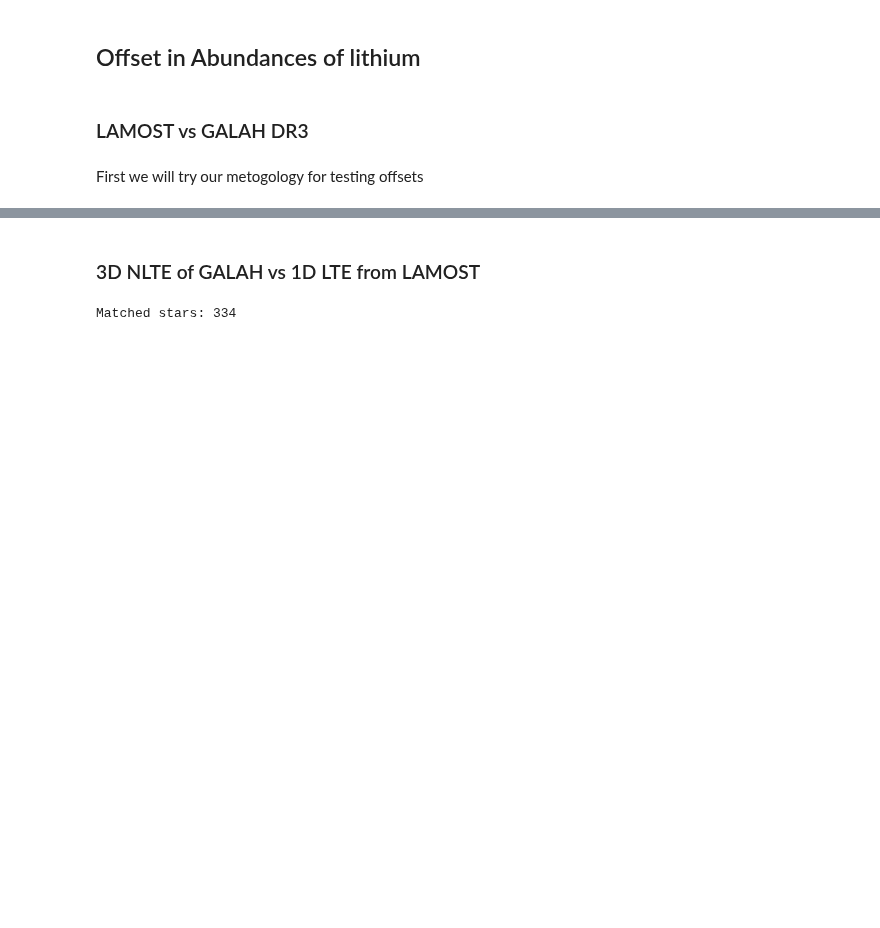
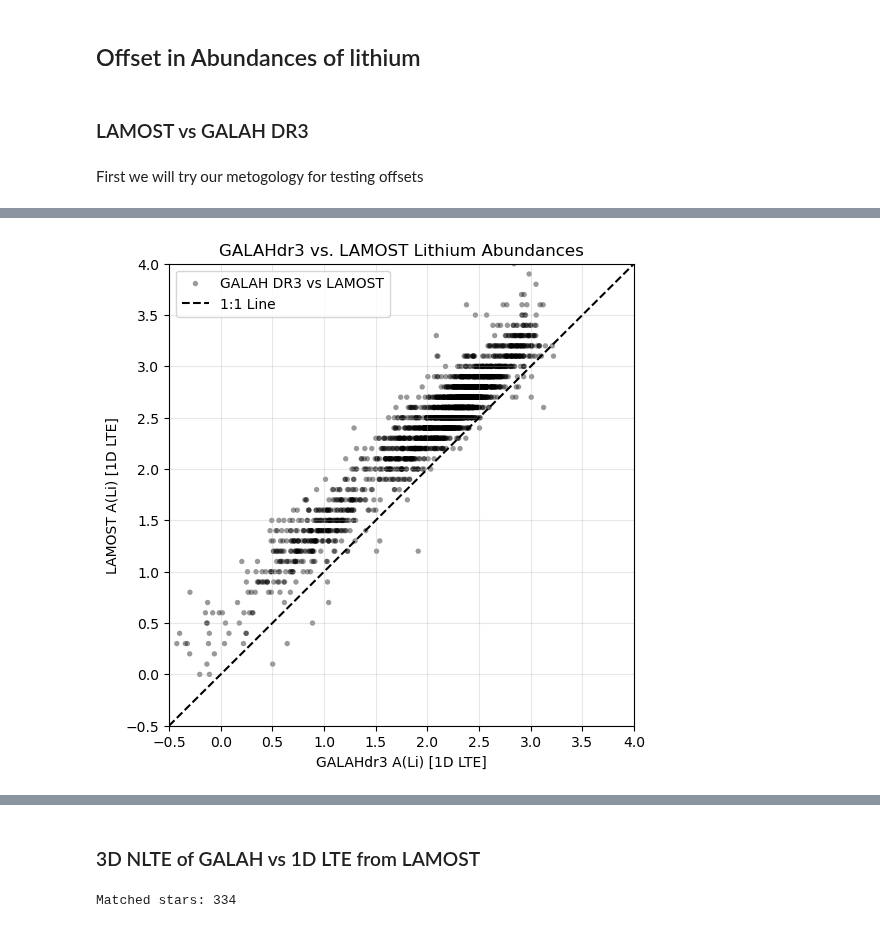
Before and after one commit to juanpabloidarraga/master_thesis, a Jupyter notebook: code/Sidequests/offset_galah_and_lamost.ipynb, the cells around one changed output, grey strips where cells are left out. Saved outputs shown, nothing was run; the diff lists cells and outputs as text; code cells hidden in the pictures; blank space fills up the shorter version.

```diff
--- a/code/Sidequests/offset_galah_and_lamost.ipynb
+++ b/code/Sidequests/offset_galah_and_lamost.ipynb
@@ -106,0 +131,30 @@ plt.show()
+# %%
+# Ding et al. (2024) Figure 4 style: black dots, no colorbar, no offset red line, same limits
+plt.figure(figsize=(6, 6))
+
+plt.scatter(
+    GALAHDR3_x_LAMOST['a_li_galah'],
+    GALAHDR3_x_LAMOST['a_li_lamost'],
+    color='black',
+    s=15,
+    alpha=0.4,
+    edgecolors='none',
+    label='GALAH DR3 vs LAMOST',
+)
+
+lims = [-0.5, 4.0]
+plt.plot(lims, lims, 'k--', label='1:1 Line')
+
+plt.xlim(lims)
+plt.ylim(lims)
+
+plt.ylabel('LAMOST A(Li) [1D LTE]')
+plt.xlabel('GALAHdr3 A(Li) [1D LTE]')
+plt.title('GALAHdr3 vs. LAMOST Lithium Abundances')
+
+plt.grid(True, alpha=0.3)
+plt.legend(loc='upper left')
+
+plt.show()
+# %% [output]
+[figure, added]
```
Also changed, not shown: parts of 14 cells of this notebook, 2 other files.
